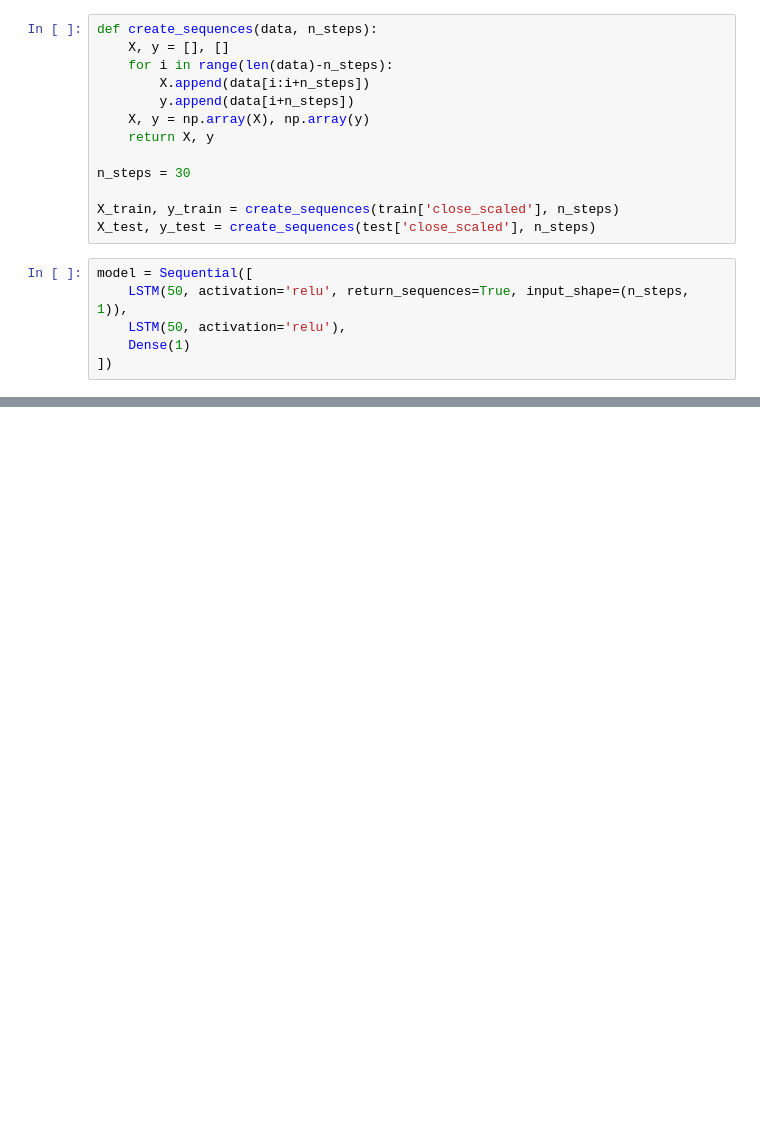
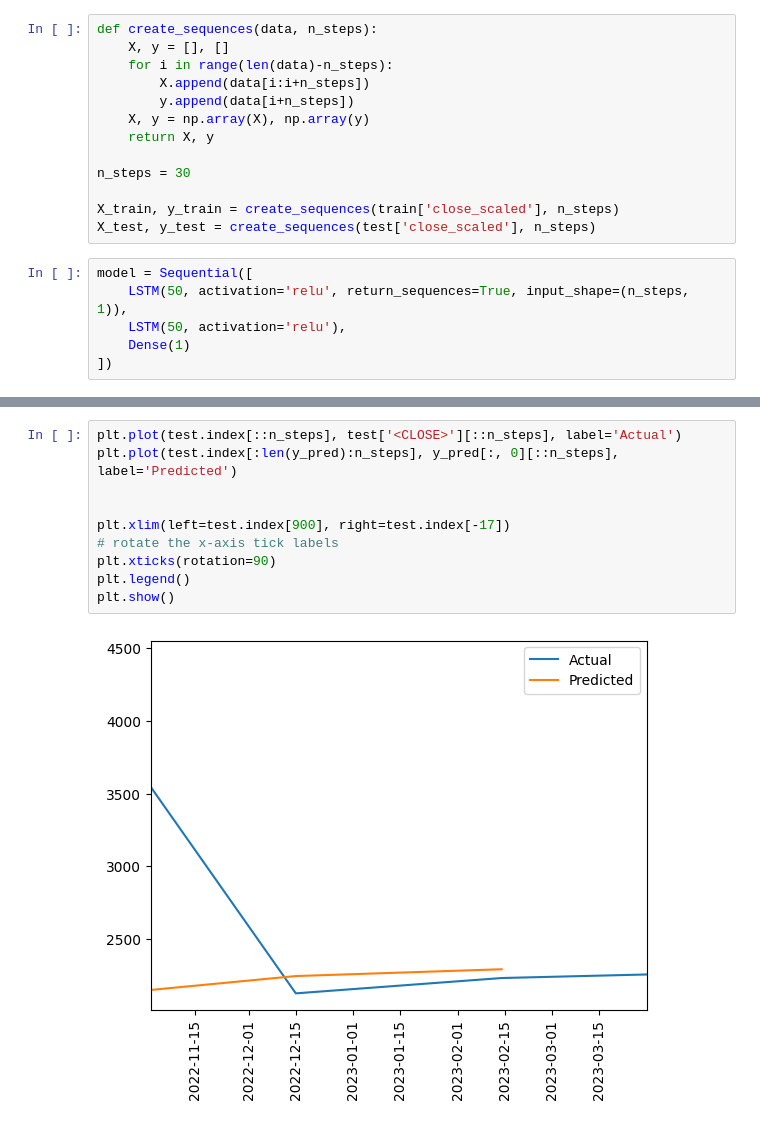
Before and after one commit to alexandrgsv/stock_prediction_models, a Jupyter notebook: MMVB_LSTM_new.ipynb, the cells around one changed output, grey strips where cells are left out. Saved outputs shown, nothing was run; the diff lists cells and outputs as text; blank space fills up the shorter version.

```diff
--- a/MMVB_LSTM_new.ipynb
+++ b/MMVB_LSTM_new.ipynb
@@ -85,3 +89,15 @@ y_true = scaler.inverse_transform(test['close_scaled'].values.reshape(-1, 1))
+# %%
+plt.plot(test.index[::n_steps], test['<CLOSE>'][::n_steps], label='Actual')
+plt.plot(test.index[:len(y_pred):n_steps], y_pred[:, 0][::n_steps], label='Predicted')
+
+
+plt.xlim(left=test.index[900], right=test.index[-17])
+# rotate the x-axis tick labels
+plt.xticks(rotation=90)
+plt.legend()
+plt.show()
+# %% [output]
+[figure, added]
 # %%
 n_forecast = 16
 inputs = test['close_scaled'][-n_steps:].values.reshape(1, -1, 1)
```
Also changed, not shown: parts of 6 cells of this notebook.
